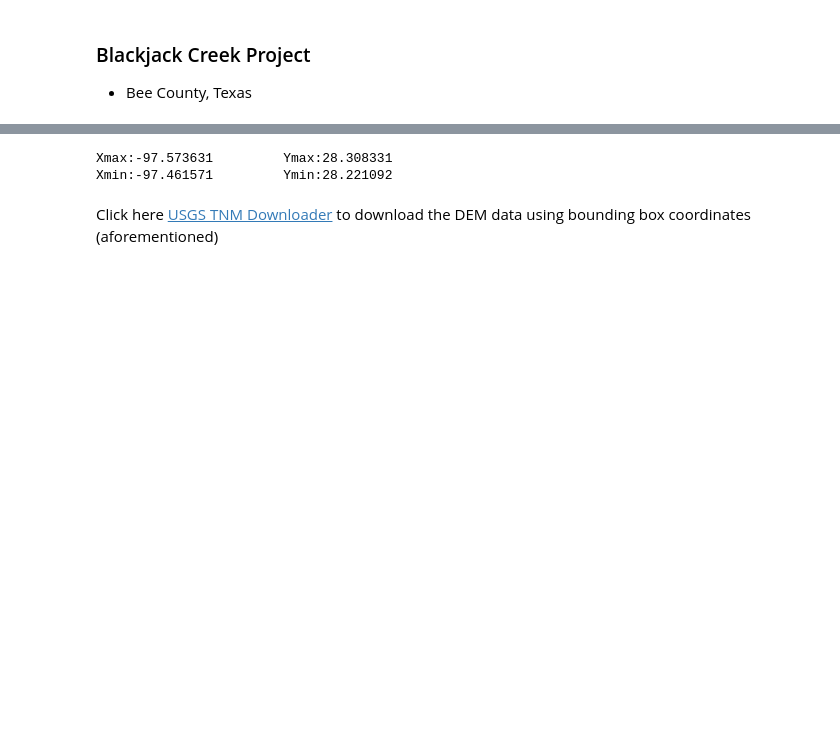
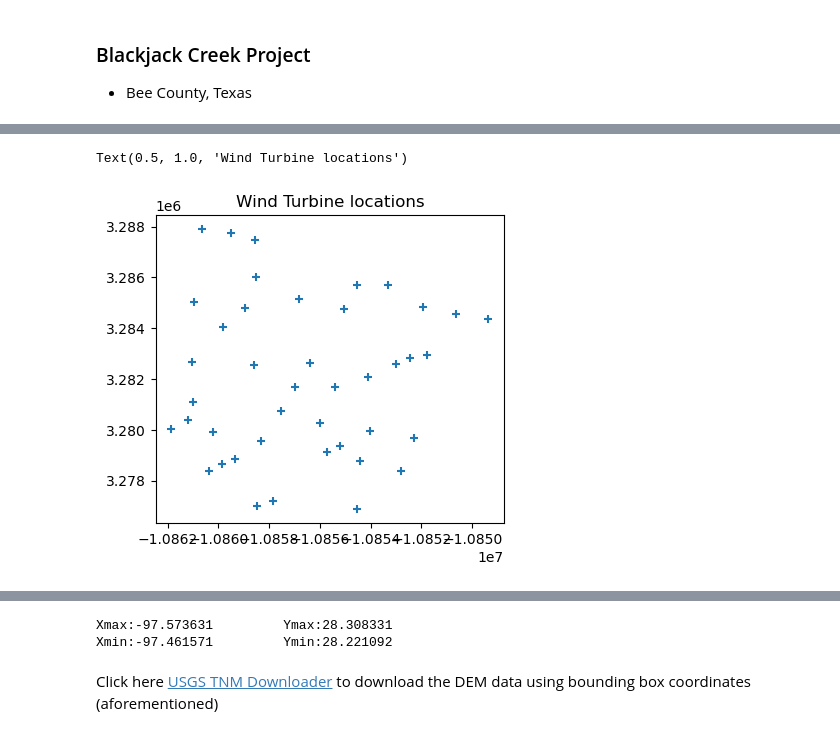
Before and after one commit to Sidrcs/viawind, a Jupyter notebook: VIA_test.ipynb, the cells around one changed output, grey strips where cells are left out. Cells and saved outputs as stored; diff of their text form; code cells hidden in the pictures; blank space fills up the shorter version.

```diff
--- a/VIA_test.ipynb
+++ b/VIA_test.ipynb
@@ -168,0 +165,6 @@ gdf_tx_aoi.explore()
+# %%
+gdf_tx_aoi.plot(marker="+")
+plt.title("Wind Turbine locations")
+# %% [output]
+Text(0.5, 1.0, 'Wind Turbine locations')
+[figure, added]
```
Also changed, not shown: parts of 33 cells of this notebook, 1 other file.
